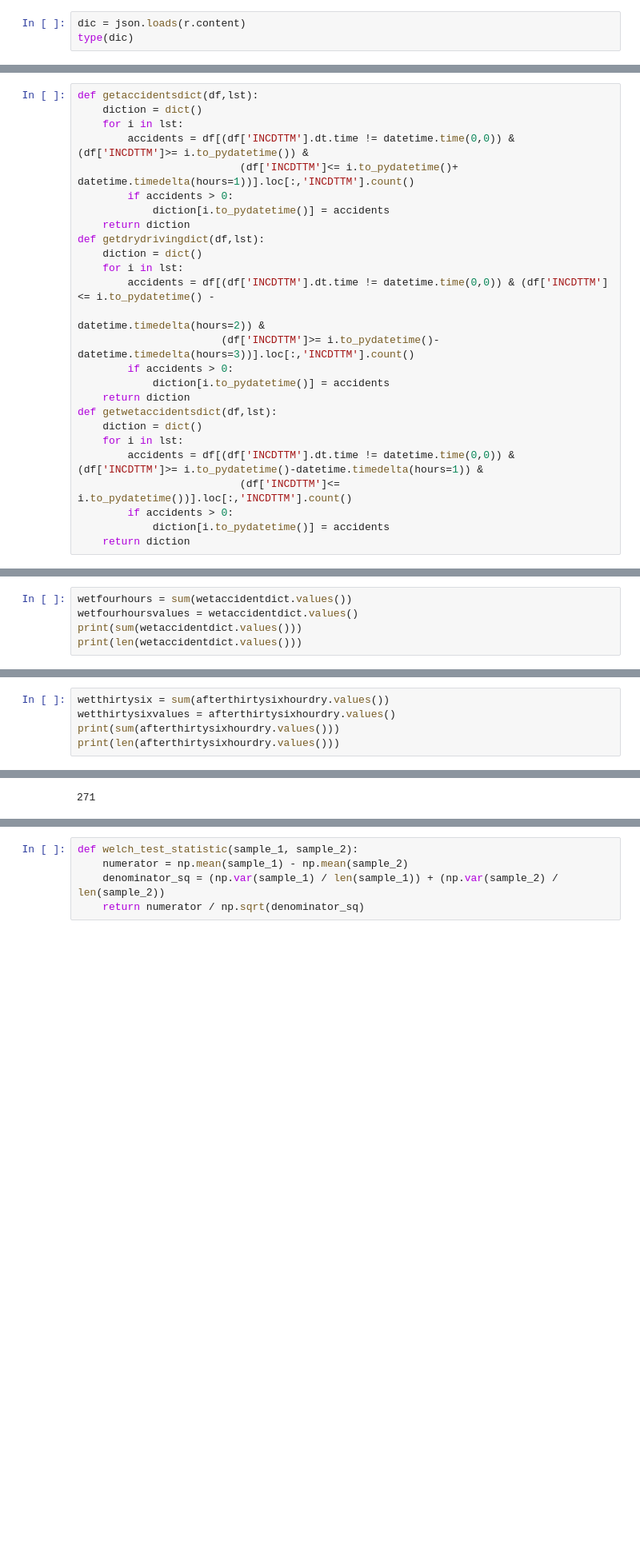
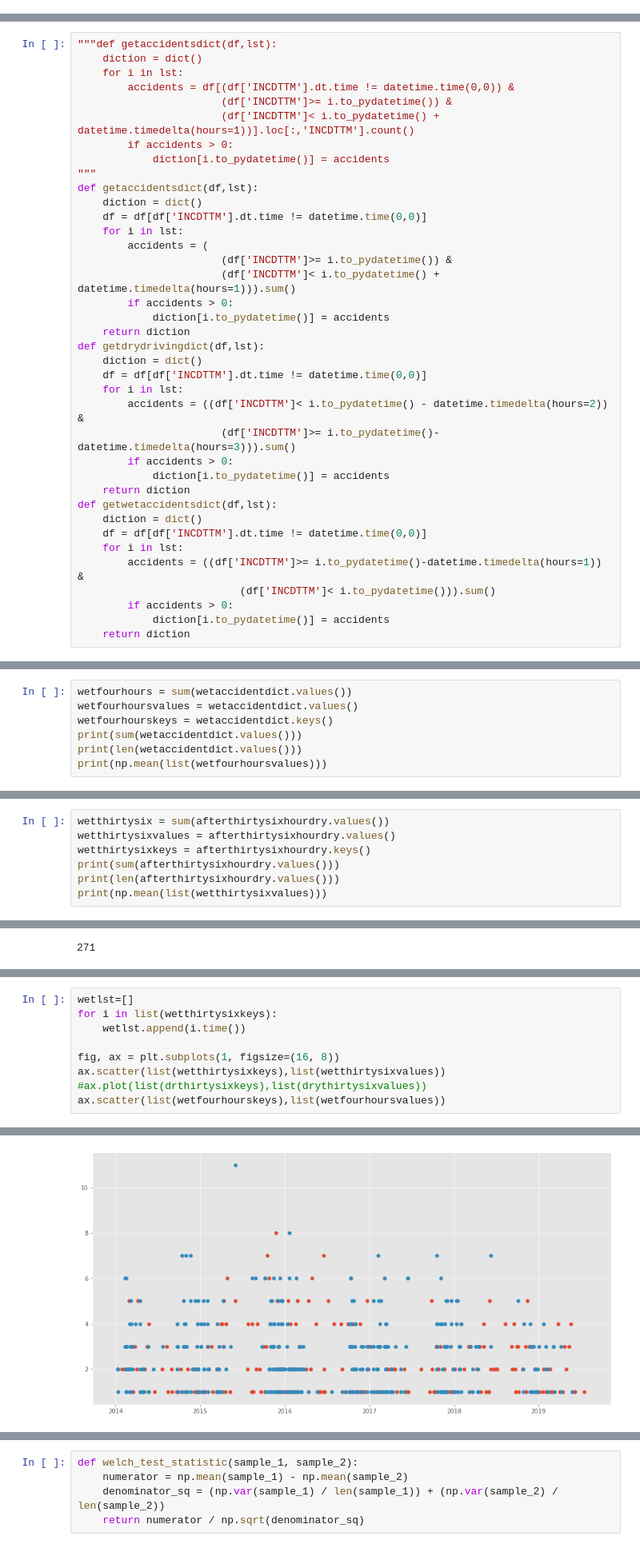
Before and after one commit to Tenacious-E/CarAccidentAnalysis, a Jupyter notebook: Capstone 1.ipynb, the cells around one changed output, grey strips where cells are left out. Shown: that part at 80% size. Drawn from its saved outputs; the diff is of its cells as text; blank space fills up the shorter version.

Commit message:
add a graph

```diff
--- a/Capstone 1.ipynb
+++ b/Capstone 1.ipynb
@@ -205,3 +195,0 @@ NameError: name 'r' is not defined
-# %%
-dic = json.loads(r.content)
-type(dic)
@@ -303,26 +285,38 @@ oneOsixhourlist = thirtysixhoursofnorain(rainpd,106)
 # %%
+"""def getaccidentsdict(df,lst):
+    diction = dict()
+    for i in lst:
+        accidents = df[(df['INCDTTM'].dt.time != datetime.time(0,0)) &
+                       (df['INCDTTM']>= i.to_pydatetime()) &
+                       (df['INCDTTM']< i.to_pydatetime() + datetime.timedelta(hours=1))].loc[:,'INCDTTM'].count()
+        if accidents > 0:
+            diction[i.to_pydatetime()] = accidents
+"""
 def getaccidentsdict(df,lst):
     diction = dict()
+    df = df[df['INCDTTM'].dt.time != datetime.time(0,0)]
     for i in lst:
-        accidents = df[(df['INCDTTM'].dt.time != datetime.time(0,0)) & (df['INCDTTM']>= i.to_pydatetime()) &
-                          (df['INCDTTM']<= i.to_pydatetime()+ datetime.timedelta(hours=1))].loc[:,'INCDTTM'].count()
+        accidents = (
+                       (df['INCDTTM']>= i.to_pydatetime()) &
+                       (df['INCDTTM']< i.to_pydatetime() + datetime.timedelta(hours=1))).sum()
         if accidents > 0:
             diction[i.to_pydatetime()] = accidents
     return diction
 def getdrydrivingdict(df,lst):
     diction = dict()
+    df = df[df['INCDTTM'].dt.time != datetime.time(0,0)]
     for i in lst:
-        accidents = df[(df['INCDTTM'].dt.time != datetime.time(0,0)) & (df['INCDTTM']<= i.to_pydatetime() -
-                                                                        datetime.timedelta(hours=2)) &
-                       (df['INCDTTM']>= i.to_pydatetime()- datetime.timedelta(hours=3))].loc[:,'INCDTTM'].count()
+        accidents = ((df['INCDTTM']< i.to_pydatetime() - datetime.timedelta(hours=2)) &
+                       (df['INCDTTM']>= i.to_pydatetime()- datetime.timedelta(hours=3))).sum()
         if accidents > 0:
             diction[i.to_pydatetime()] = accidents
     return diction
 def getwetaccidentsdict(df,lst):
     diction = dict()
+    df = df[df['INCDTTM'].dt.time != datetime.time(0,0)]
     for i in lst:
-        accidents = df[(df['INCDTTM'].dt.time != datetime.time(0,0)) & (df['INCDTTM']>= i.to_pydatetime()-datetime.timedelta(hours=1)) &
-                          (df['INCDTTM']<= i.to_pydatetime())].loc[:,'INCDTTM'].count()
+        accidents = ((df['INCDTTM']>= i.to_pydatetime()-datetime.timedelta(hours=1)) &
+                          (df['INCDTTM']< i.to_pydatetime())).sum()
         if accidents > 0:
             diction[i.to_pydatetime()] = accidents
     return diction
@@ -335,6 +325,8 @@ afternoonaccidentsa = file2[(file2['INCDTTM'].dt.time != datetime.time(0,0)) & (
 # %%
 wetfourhours = sum(wetaccidentdict.values())
 wetfourhoursvalues = wetaccidentdict.values()
+wetfourhourskeys = wetaccidentdict.keys()
 print(sum(wetaccidentdict.values()))
 print(len(wetaccidentdict.values()))
+print(np.mean(list(wetfourhoursvalues)))
 # %% [output]
@@ -401,6 +367,8 @@ print(len(aftersevnetytwohourdry.values()))
 # %%
 wetthirtysix = sum(afterthirtysixhourdry.values())
 wetthirtysixvalues = afterthirtysixhourdry.values()
+wetthirtysixkeys = afterthirtysixhourdry.keys()
 print(sum(afterthirtysixhourdry.values()))
 print(len(afterthirtysixhourdry.values()))
+print(np.mean(list(wetthirtysixvalues)))
 # %% [output]
@@ -448,0 +395,10 @@ wetdist = stats.norm(wetthirtysixmean,wetthirtysixstd/np.sqrt(len(afterthirtysix
+# %%
+wetlst=[]
+for i in list(wetthirtysixkeys):
+    wetlst.append(i.time())
+
+fig, ax = plt.subplots(1, figsize=(16, 8))
+ax.scatter(list(wetthirtysixkeys),list(wetthirtysixvalues))
+#ax.plot(list(drthirtysixkeys),list(drythirtysixvalues))
+ax.scatter(list(wetfourhourskeys),list(wetfourhoursvalues))
+# %% [output]
@@ -448,0 +406 @@ wetdist = stats.norm(wetthirtysixmean,wetthirtysixstd/np.sqrt(len(afterthirtysix
+[figure, added]
```
Also changed, not shown: parts of 38 cells of this notebook.
